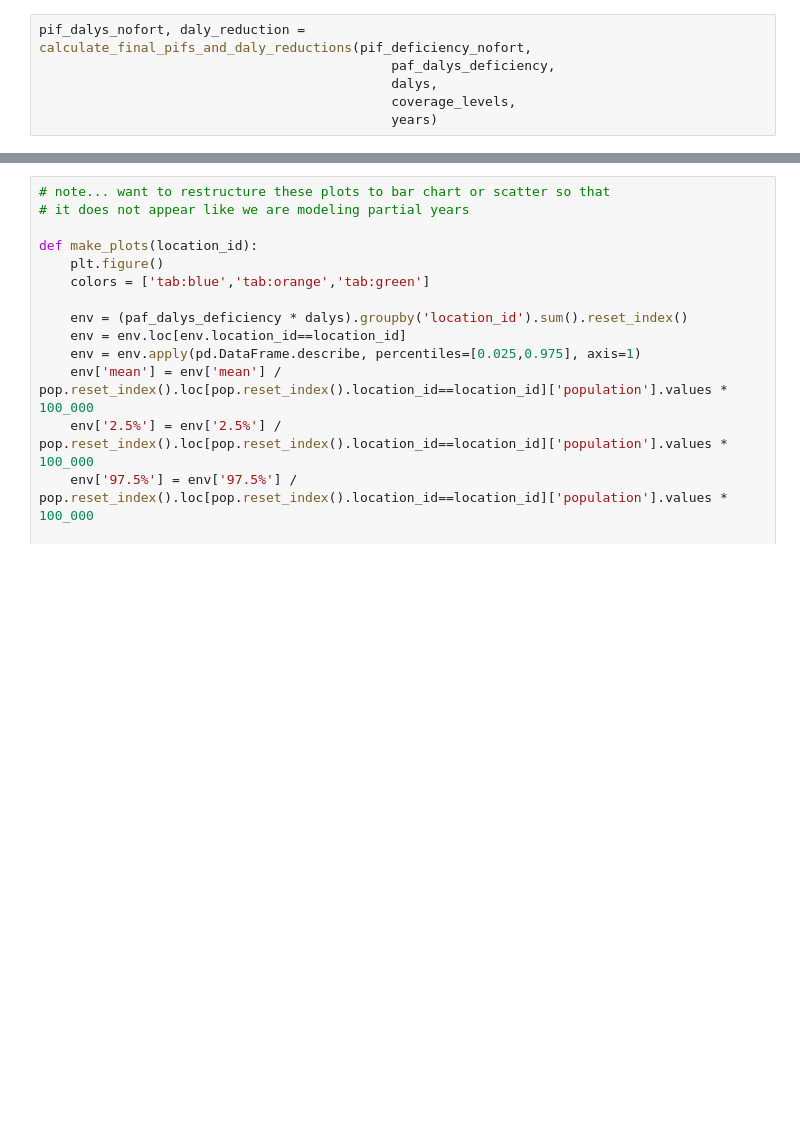
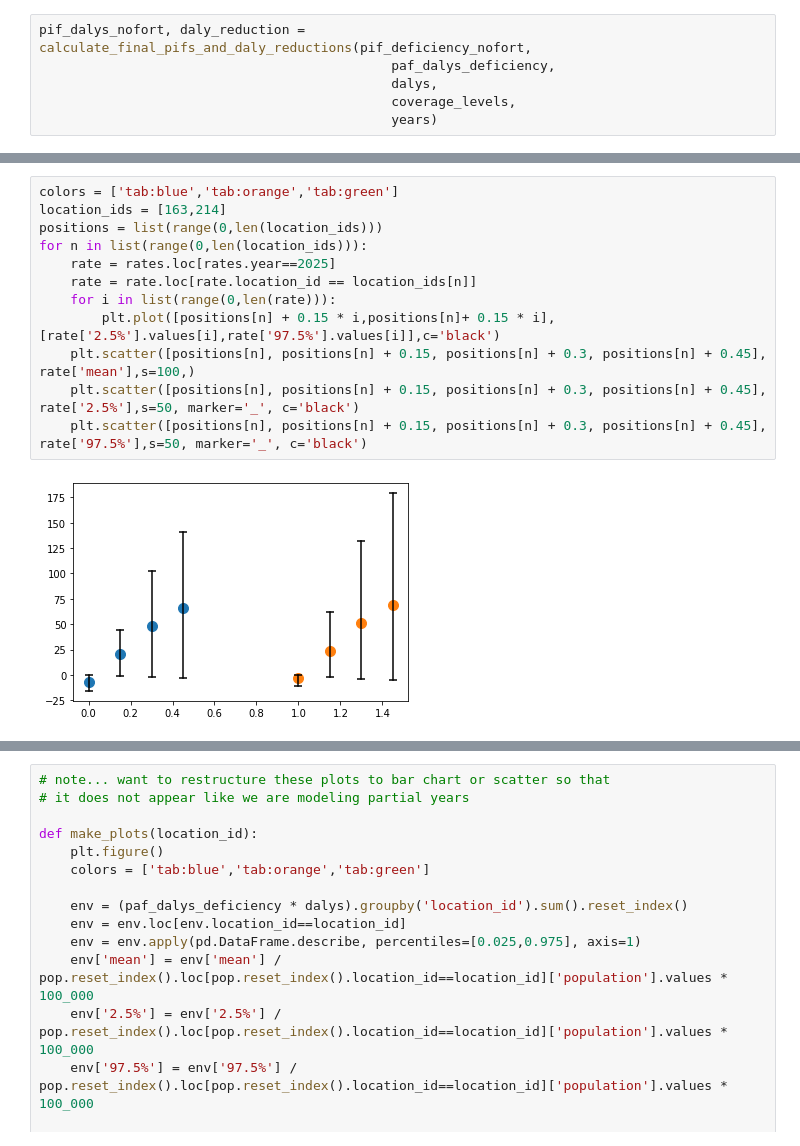
Before and after one commit to ihmeuw/vivarium_data_analysis, a Jupyter notebook: pre_processing/lsff_project/multiplication_models/dichotomous_models/vitamin_a_multiplicative_model.ipynb, the cells around one changed output, grey strips where cells are left out. Saved outputs shown, nothing was run; the diff lists cells and outputs as text; blank space fills up the shorter version.

```diff
--- a/pre_processing/lsff_project/multiplication_models/dichotomous_models/vitamin_a_multiplicative_model.ipynb
+++ b/pre_processing/lsff_project/multiplication_models/dichotomous_models/vitamin_a_multiplicative_model.ipynb
@@ -189,0 +250,14 @@ rates
+# %%
+colors = ['tab:blue','tab:orange','tab:green']
+location_ids = [163,214]
+positions = list(range(0,len(location_ids)))
+for n in list(range(0,len(location_ids))):
+    rate = rates.loc[rates.year==2025]
+    rate = rate.loc[rate.location_id == location_ids[n]]
+    for i in list(range(0,len(rate))):
+        plt.plot([positions[n] + 0.15 * i,positions[n]+ 0.15 * i],[rate['2.5%'].values[i],rate['97.5%'].values[i]],c='black')
+    plt.scatter([positions[n], positions[n] + 0.15, positions[n] + 0.3, positions[n] + 0.45], rate['mean'],s=100,)
+    plt.scatter([positions[n], positions[n] + 0.15, positions[n] + 0.3, positions[n] + 0.45], rate['2.5%'],s=50, marker='_', c='black')
+    plt.scatter([positions[n], positions[n] + 0.15, positions[n] + 0.3, positions[n] + 0.45], rate['97.5%'],s=50, marker='_', c='black')
+# %% [output]
+[figure, added]
```
Also changed, not shown: parts of 10 cells of this notebook, 21 other files.
